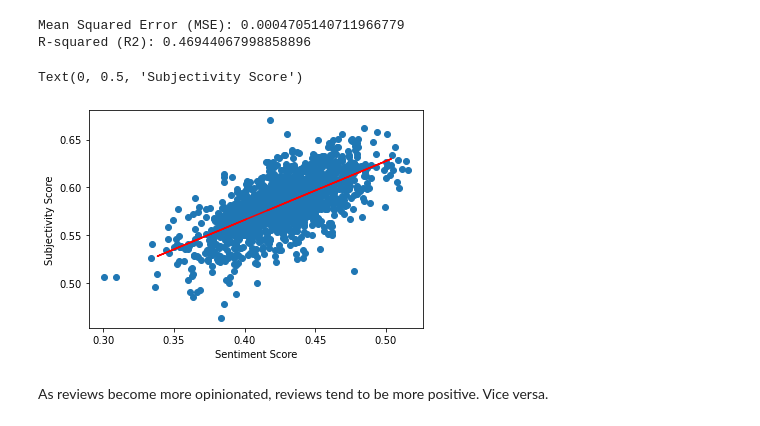
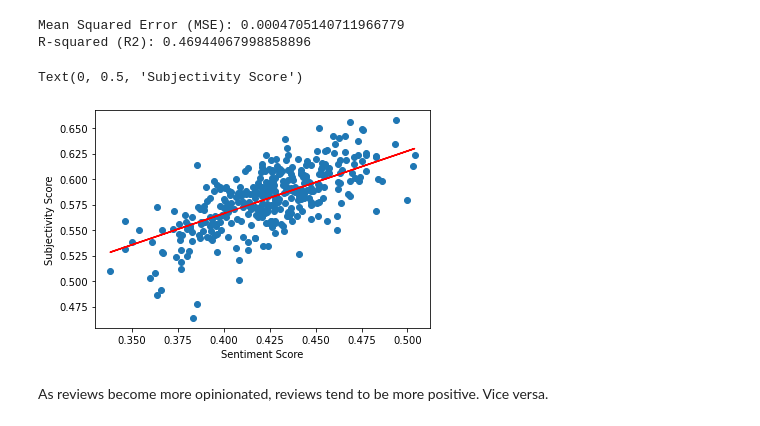
Before and after one commit to claytonnagle/AirBnB-Reviews-Textual-Analysis, a Jupyter notebook: sandiegodata.ipynb, the cells around one changed output. Cells and saved outputs as stored; diff of their text form; code cells hidden in the pictures.

```diff
--- a/sandiegodata.ipynb
+++ b/sandiegodata.ipynb
@@ -422,12 +422,12 @@ print (f'R-squared (R2): {senti_r2}')
 Mean Squared Error (MSE): 0.0004705140711966779
 R-squared (R2): 0.46944067998858896
 # %%
-plt.scatter(sandiego_df['Sentiment'], sandiego_df['Subjectivity'])
+plt.scatter(X_test_senti, y_test_sub)
 plt.plot(X_test_senti, senti_predict, color='red')
 plt.xlabel('Sentiment Score')
 plt.ylabel('Subjectivity Score')
 # %% [output]
 Text(0, 0.5, 'Subjectivity Score')
-[figure, old version]
+[figure, new version]
 # %% [markdown]
 As reviews become more opinionated, reviews tend to be more positive. Vice versa.
```
Also changed, not shown: parts of 2 cells of this notebook, 1 other file.
